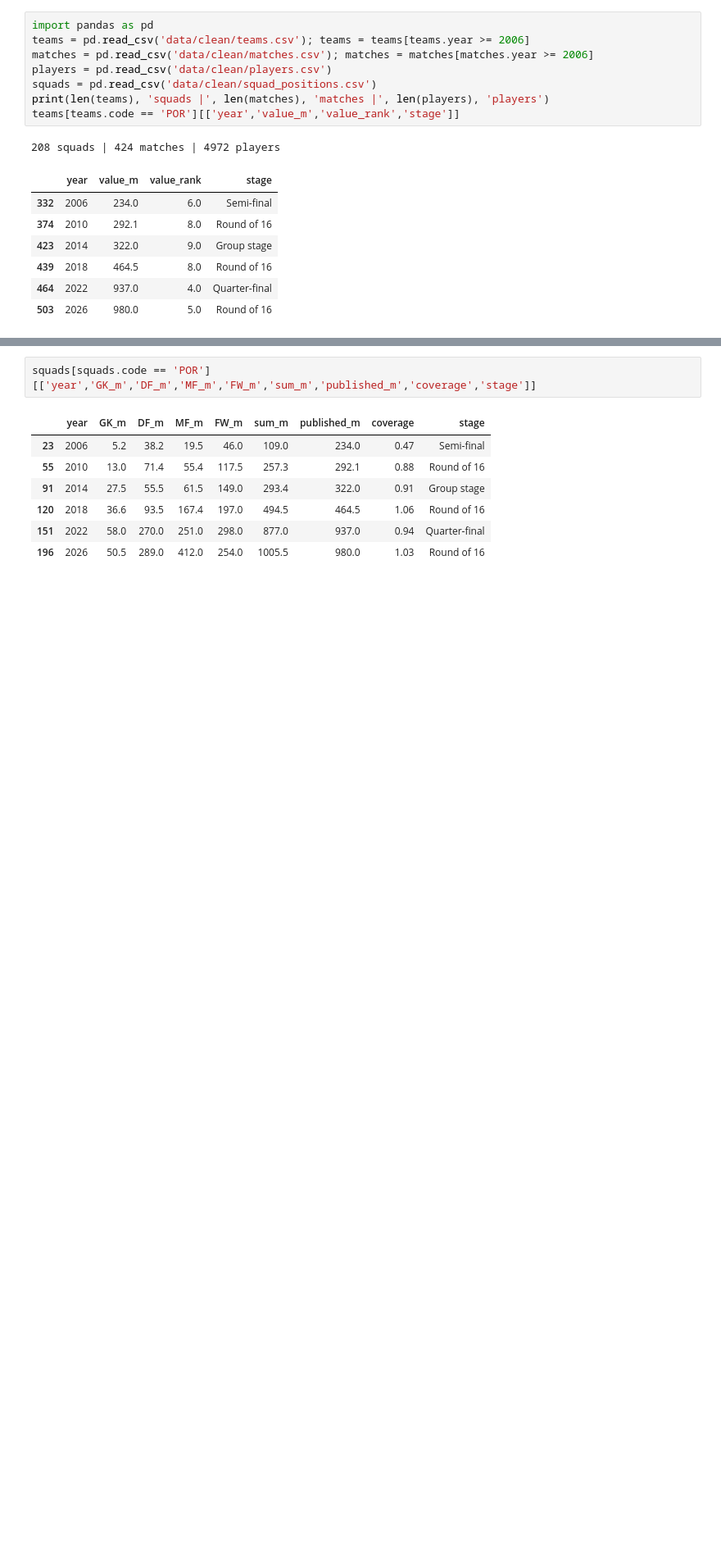
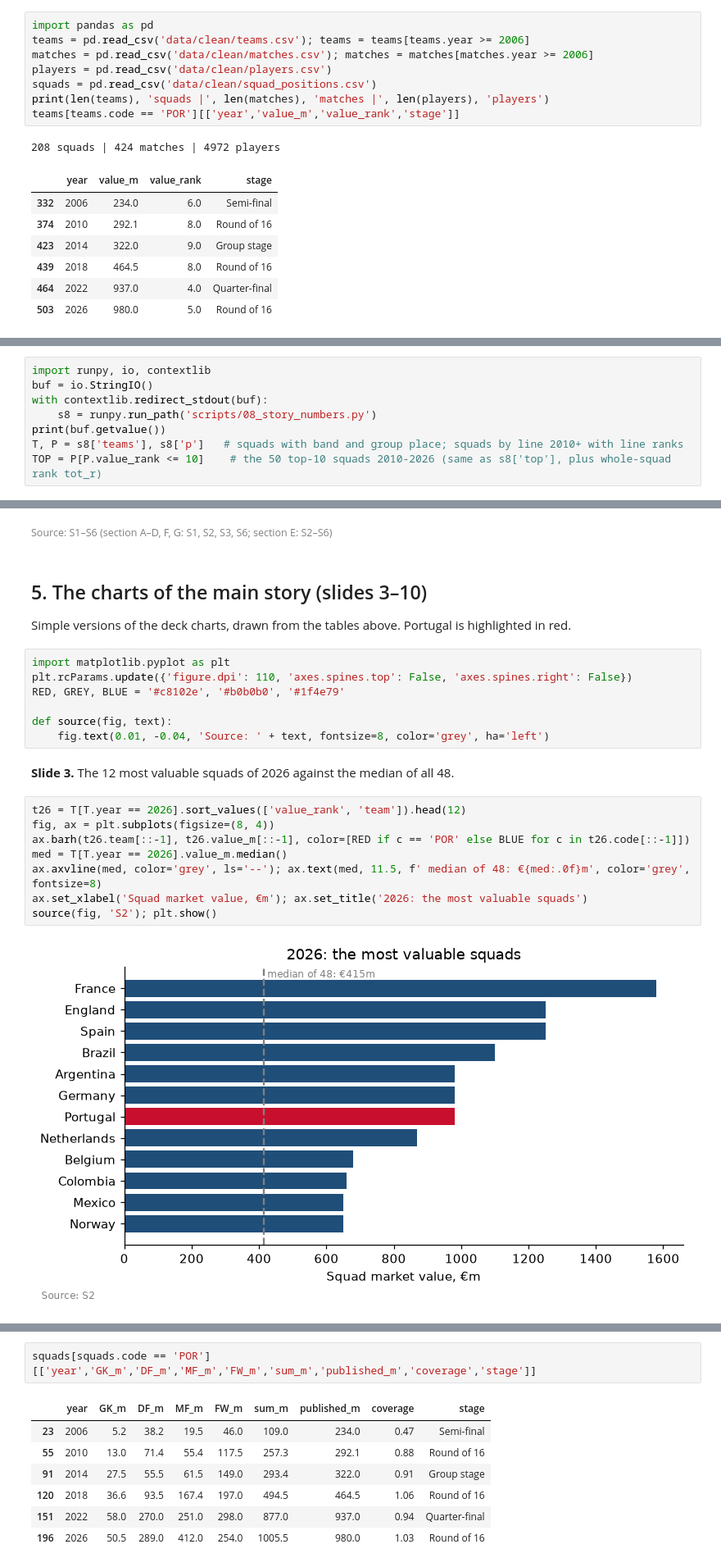
Before and after one commit to freggas/DVBA-Group-Assignment, a Jupyter notebook: price-tag/history/Team14_Analysis.ipynb, the cells around one changed output, grey strips where cells are left out. Shown at 82% size. Saved outputs shown, nothing was run; the diff lists cells and outputs as text; blank space fills up the shorter version.

Commit message:
Appendix notebook, final deck, READMEs updated

```diff
--- a/price-tag/history/Team14_Analysis.ipynb
+++ b/price-tag/history/Team14_Analysis.ipynb
@@ -61,0 +152,8 @@ B. WHAT A TOP-10 SQUAD IS (2026)
+# %%
+import runpy, io, contextlib
+buf = io.StringIO()
+with contextlib.redirect_stdout(buf):
+    s8 = runpy.run_path('scripts/08_story_numbers.py')
+print(buf.getvalue())
+T, P = s8['teams'], s8['p']   # squads with band and group place; squads by line 2010+ with line ranks
+TOP = P[P.value_rank <= 10]    # the 50 top-10 squads 2010-2026 (same as s8['top'], plus whole-squad rank tot_r)
@@ -61,0 +178,24 @@ B. WHAT A TOP-10 SQUAD IS (2026)
+# %% [markdown]
+<small style='color:grey'>Source: S1–S6 (section A–D, F, G: S1, S2, S3, S6; section E: S2–S6)</small>
+# %% [markdown]
+## 5. The charts of the main story (slides 3–10)
+Simple versions of the deck charts, drawn from the tables above. Portugal is highlighted in red.
+# %%
+import matplotlib.pyplot as plt
+plt.rcParams.update({'figure.dpi': 110, 'axes.spines.top': False, 'axes.spines.right': False})
+RED, GREY, BLUE = '#c8102e', '#b0b0b0', '#1f4e79'
+
+def source(fig, text):
+    fig.text(0.01, -0.04, 'Source: ' + text, fontsize=8, color='grey', ha='left')
+# %% [markdown]
+**Slide 3.** The 12 most valuable squads of 2026 against the median of all 48.
+# %%
+t26 = T[T.year == 2026].sort_values(['value_rank', 'team']).head(12)
+fig, ax = plt.subplots(figsize=(8, 4))
+ax.barh(t26.team[::-1], t26.value_m[::-1], color=[RED if c == 'POR' else BLUE for c in t26.code[::-1]])
+med = T[T.year == 2026].value_m.median()
+ax.axvline(med, color='grey', ls='--'); ax.text(med, 11.5, f' median of 48: €{med:.0f}m', color='grey', fontsize=8)
+ax.set_xlabel('Squad market value, €m'); ax.set_title('2026: the most valuable squads')
+source(fig, 'S2'); plt.show()
+# %% [output]
+[figure, added]
```
Also changed, not shown: parts of 51 cells of this notebook, 6 other files.
